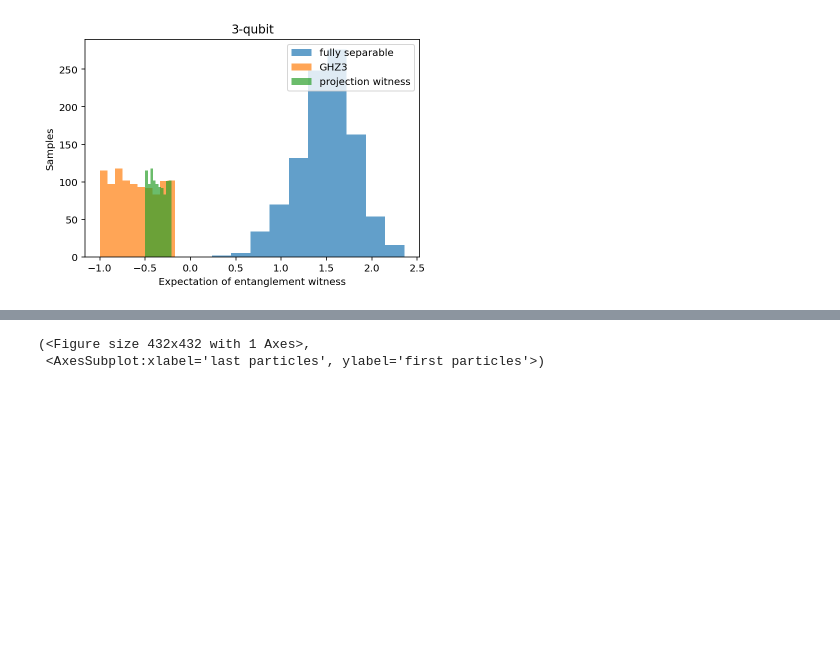
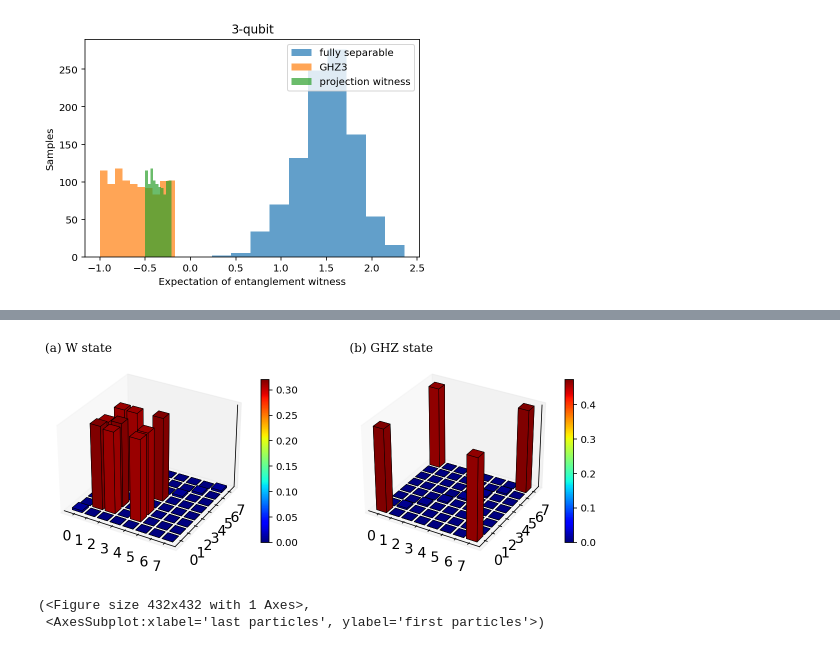
Before and after one commit to Jue-Xu/Entanglement-Witness, a Jupyter notebook: notebook/entangle.ipynb, the cells around one changed output, grey strips where cells are left out. Cells and saved outputs as stored; diff of their text form; code cells hidden in the pictures; blank space fills up the shorter version.

```diff
--- a/notebook/entangle.ipynb
+++ b/notebook/entangle.ipynb
@@ -546,3 +513,74 @@ matrix_histogram(
+# %%
+size_train = 10
+# W
+w_3_density = [ ket2dm(w_state(N=3)) * (1 - p_noise) +  p_noise / (2**3) * qeye([2, 2, 2]) for p_noise in [random.random()/3 for i in range(size_train)] ]
+
+ghz_3_density = [
+    ket2dm(ghz_state(N=3)) * (1 - p_noisep) + p_noisep /
+    (2**3) * qeye([2, 2, 2])
+    for p_noisep in [random.random() / 3 for i in range(size_train)]
+]
+
+# visualization
+# figure = plt.figure(figsize=(10, 6))
+# fig, (ax0, ax1) = plt.subplots(ncols=2, figsize=(10, 4))
+# fig, ax = plt.subplots(figsize=(6, 4))
+# fig, axes = plt.subplots(1, 2, figsize=(12,3))
+# =============
+# First subplot
+# =============
+# fig = plt.figure(figsize=plt.figaspect(0.5))
+fig = plt.figure(figsize=(10, 4))
+# set up the axes for the first plot
+ax = fig.add_subplot(1, 2, 1, projection='3d')
+ax.set_title('(a) W state', fontfamily='serif', loc='left', fontsize='large')
+matrix_histogram(
+    random.choice(w_3_density),
+    # xlabels=['000', '001', '010', '011', '100', '101', '110', '111'],
+    # ylabels=['00', '01', '10', '11'],
+    #  ylabels=None,
+    # title="a random pure product state in density matrix",
+    limits=None,
+    # colorbar=False,
+    fig=fig,
+    ax=ax,
+    # fig=None,
+    # ax=None,
+    options=None)
+
+# ==============
+# Second subplot
+# ==============
+# set up the axes for the second plot
+ax = fig.add_subplot(1, 2, 2, projection='3d')
+ax.set_title('(b) GHZ state', fontfamily='serif', loc='left', fontsize='large')
+matrix_histogram(
+    random.choice(ghz_3_density),
+    # xlabels=['000', '001', '010', '011', '100', '101', '110', '111'],
+    # ylabels=['00', '01', '10', '11'],
+    #  ylabels=None,
+    # title="a random pure product state in density matrix",
+    limits=None,
+    # colorbar=False,
+    fig=fig,
+    ax=ax,
+    # fig=None,
+    # ax=None,
+    options=None)
+# plt.savefig('three_qubit_noisy_entangle_w_ghz.png', dpi=300)
+
+# rigorous witness
+
+# Bell inequality
+
+# machine learning ansatz
+
+# w_ansatz = tensor([sigmax(), sigmax(), sigmaz()])
+# print(w_ansatz)
+
+# W style
+# %% [output]
+[figure, added]
 # %%
 
 def generate_rand_ghz_ensemble(d,m):
```
Also changed, not shown: parts of 1 cell of this notebook, 6 other files.
